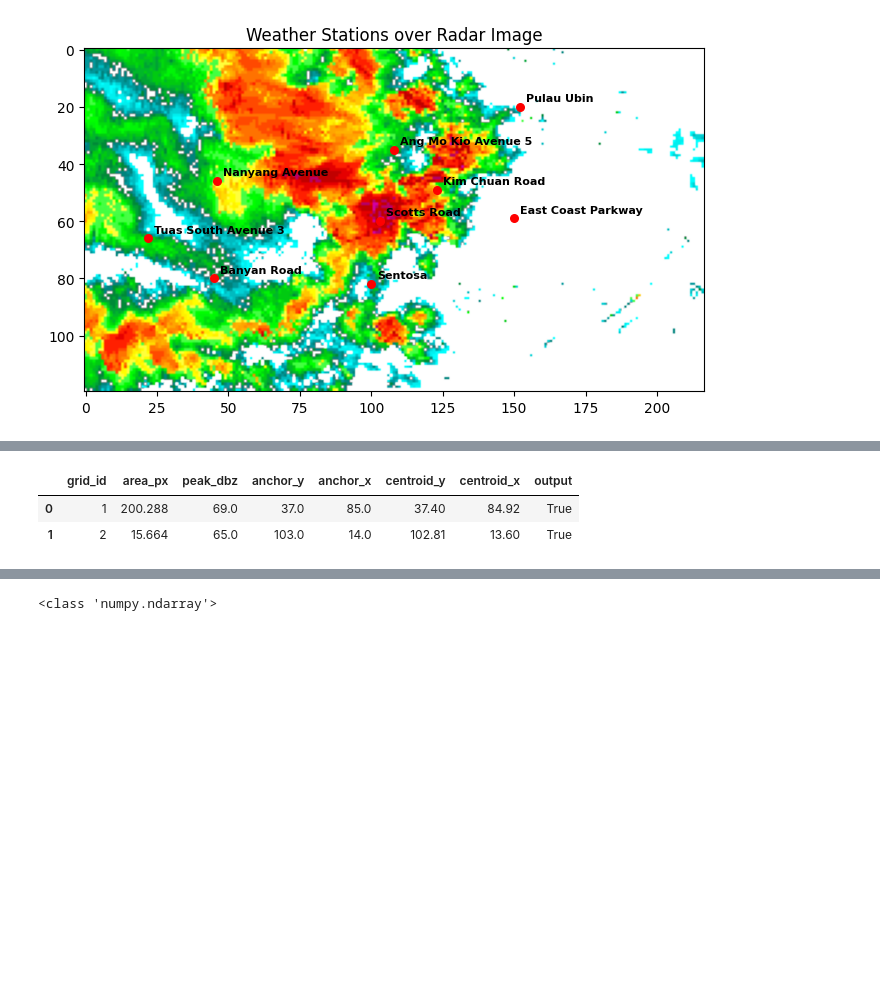
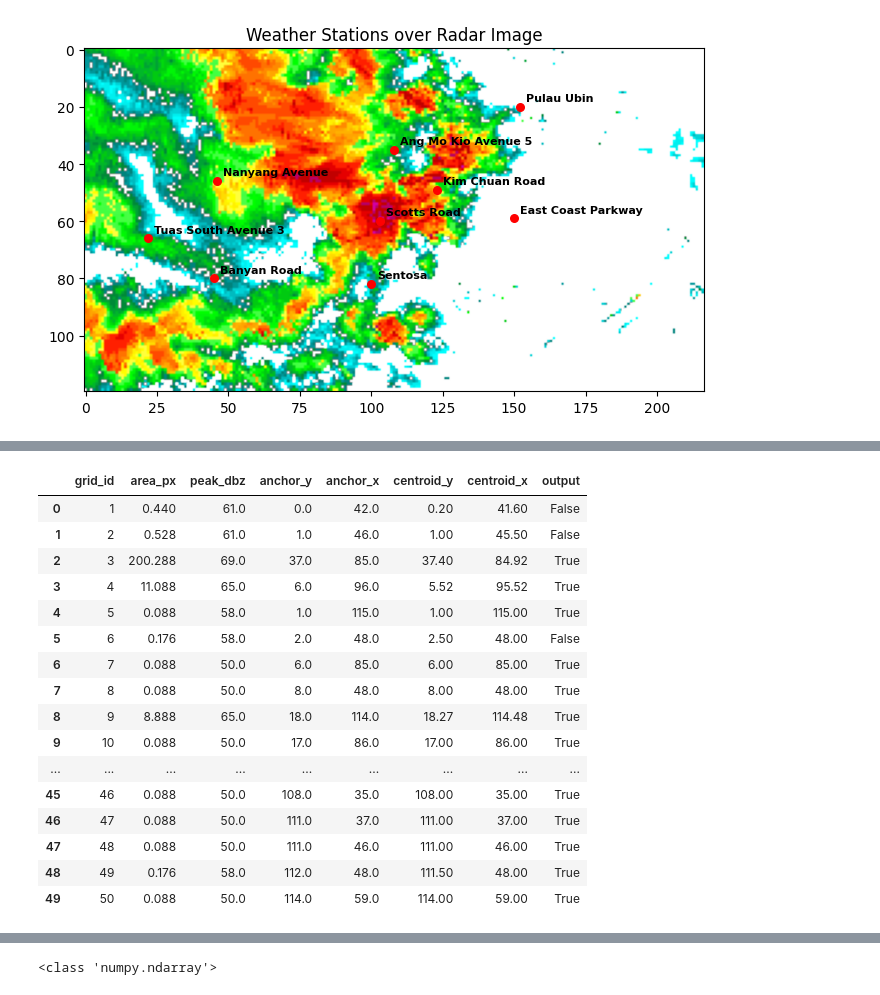
Before and after one commit to ShayneTan03/weather_app, a Jupyter notebook: backend/storm_object_detector/dev.ipynb, the cells around one changed output, grey strips where cells are left out. Saved outputs shown, nothing was run; the diff lists cells and outputs as text; code cells hidden in the pictures; blank space fills up the shorter version.

```diff
--- a/backend/storm_object_detector/dev.ipynb
+++ b/backend/storm_object_detector/dev.ipynb
@@ -214,7 +214,7 @@ with open('sample_data/test_image.jpg','rb') as f:
 # print(type(data))
 # print(data)
 # %%
-possible_storm_grid, possible_storm_df = image_to_possible_storm(data,50,150)
+possible_storm_grid, possible_storm_df = image_to_possible_storm(data,50,0)
 # %%
 possible_storm_df
 # %% [output]
@@ -407,12 +421,26 @@ test
 # %%
 test = possible_storm_df
 # %%
-test['output'] = test['grid_id'].apply(lambda x: storm_object_checker(x,possible_storm_grid,dummy_data,1,3,25,90,40))
+test['output'] = test['grid_id'].apply(lambda x: storm_object_checker(x,possible_storm_grid,dummy_data,5,2,25,90,40))
 test
 # %% [output]
 |  | grid_id | area_px | peak_dbz | anchor_y | anchor_x | centroid_y | centroid_x | output |
-| 0 | 1 | 200.288 | 69.0 | 37.0 | 85.0 | 37.40 | 84.92 | True |
-| 1 | 2 | 15.664 | 65.0 | 103.0 | 14.0 | 102.81 | 13.60 | True |
+| 0 | 1 | 0.440 | 61.0 | 0.0 | 42.0 | 0.20 | 41.60 | False |
+| 1 | 2 | 0.528 | 61.0 | 1.0 | 46.0 | 1.00 | 45.50 | False |
+| 2 | 3 | 200.288 | 69.0 | 37.0 | 85.0 | 37.40 | 84.92 | True |
+| 3 | 4 | 11.088 | 65.0 | 6.0 | 96.0 | 5.52 | 95.52 | True |
+| 4 | 5 | 0.088 | 58.0 | 1.0 | 115.0 | 1.00 | 115.00 | True |
+| 5 | 6 | 0.176 | 58.0 | 2.0 | 48.0 | 2.50 | 48.00 | False |
+| 6 | 7 | 0.088 | 50.0 | 6.0 | 85.0 | 6.00 | 85.00 | True |
+| 7 | 8 | 0.088 | 50.0 | 8.0 | 48.0 | 8.00 | 48.00 | True |
+| 8 | 9 | 8.888 | 65.0 | 18.0 | 114.0 | 18.27 | 114.48 | True |
+| 9 | 10 | 0.088 | 50.0 | 17.0 | 86.0 | 17.00 | 86.00 | True |
+| ... | ... | ... | ... | ... | ... | ... | ... | ... |
+| 45 | 46 | 0.088 | 50.0 | 108.0 | 35.0 | 108.00 | 35.00 | True |
+| 46 | 47 | 0.088 | 50.0 | 111.0 | 37.0 | 111.00 | 37.00 | True |
+| 47 | 48 | 0.088 | 50.0 | 111.0 | 46.0 | 111.00 | 46.00 | True |
+| 48 | 49 | 0.176 | 58.0 | 112.0 | 48.0 | 111.50 | 48.00 | True |
+| 49 | 50 | 0.088 | 50.0 | 114.0 | 59.0 | 114.00 | 59.00 | True |
 # %%
 filtered = test[test['output']]
 filtered
```
Also changed, not shown: parts of 3 cells of this notebook, 2 other files.
